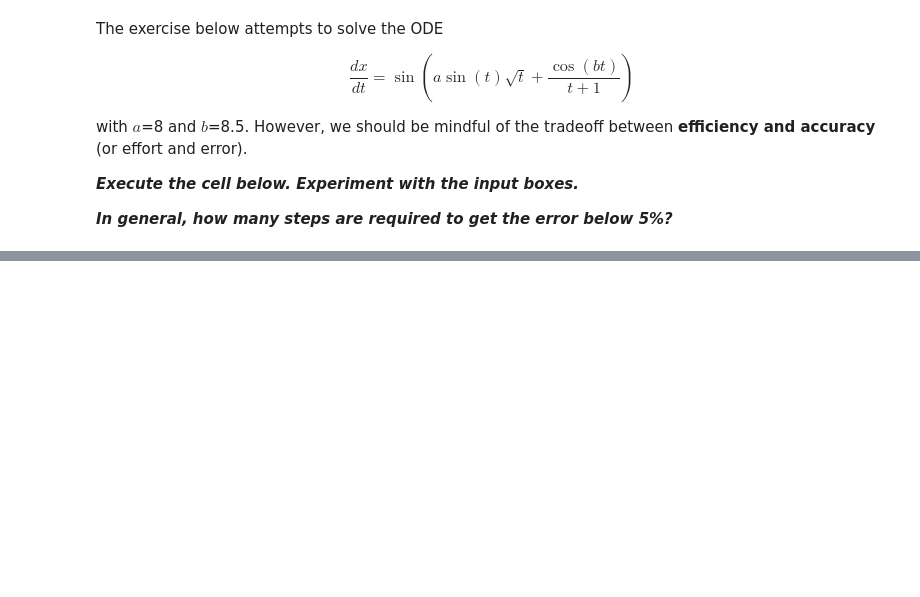
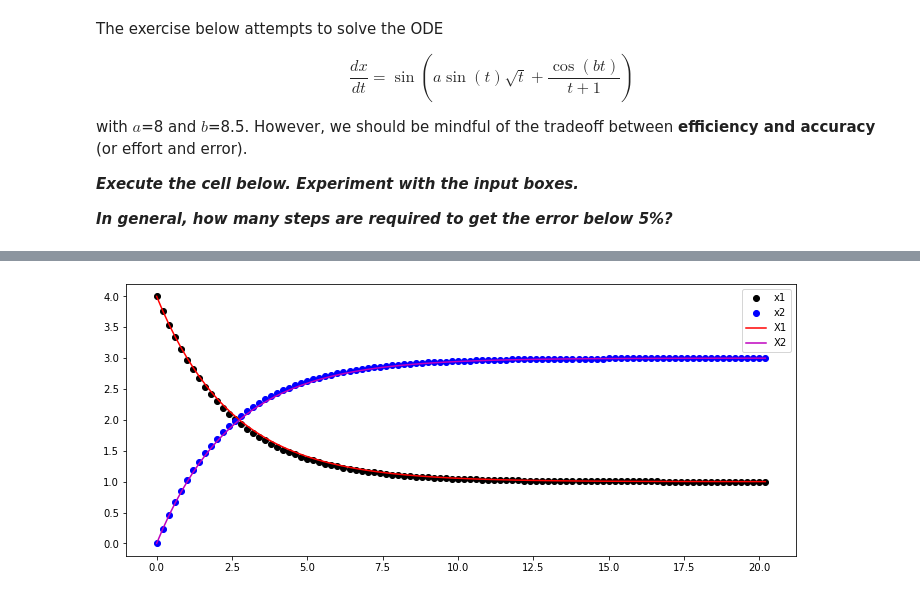
Before and after one commit to ddempsey/wells, a Jupyter notebook: ENCN304.ipynb, the cells around one changed output, grey strips where cells are left out. Cells and saved outputs as stored; diff of their text form; code cells hidden in the pictures; blank space fills up the shorter version.

Commit message:
added multi-D euler and stability

```diff
--- a/ENCN304.ipynb
+++ b/ENCN304.ipynb
@@ -174,0 +196,71 @@ euler_error()
+# %%
+# Let's have a go at implementing the method ourselves
+# we'll solve the system of ODEs above with initial condition t=0, x=[4,0]^T, and dt=0.2
+
+### LEAVE THIS CODE UNCHANGED
+import numpy as np
+
+# a function that returns the derivative as a vector
+def f(t,x):
+    return np.array([-0.3*x[0]+0.1*x[1], 0.3*x[0]-0.1*x[1]]).T
+
+### WRITE SOME CODE BELOW HERE - follow the commented pseudo code
+# ~ ~ ~ ~ ~ ~ ~ ~ ~ ~ ~ ~ ~ ~ ~ ~ ~
+# define variables to track time, t, solution, x, and step length, dt
+# ~ ~ ~ ~ ~ ~ ~ ~ ~ ~ ~ ~ ~ ~ ~ ~ ~
+# V-V-V YOUR COMMANDS BELOW V-V-V
+
+#x =
+t=0
+x=np.array([4,0]).T
+dt=0.2
+
+# these are plotting commands, you can leave these alone
+%matplotlib inline
+from matplotlib import pyplot as plt
+fig,ax=plt.subplots(1,1, figsize=(12,5))
+ax.plot(t,x[0], 'ko', label='x1')
+ax.plot(t,x[1], 'bo', label='x2')
+
+# ~ ~ ~ ~ ~ ~ ~ ~ ~ ~ ~ ~ ~ ~ ~ ~ ~
+# Write out one iteration of Euler's method by:
+# 1. calculating the derivative for the current value of x
+# 2. updating to the new value of x
+# 3. updating to the new value of t
+# ~ ~ ~ ~ ~ ~ ~ ~ ~ ~ ~ ~ ~ ~ ~ ~ ~
+# V-V-V YOUR COMMANDS BELOW V-V-V
+
+#dxdt =
+dxdt = f(t,x)
+x = x + dt*dxdt
+t = t + dt
+
+# plotting commands
+ax.plot(t,x[0], 'ko')
+ax.plot(t,x[1], 'bo')
+
+# ~ ~ ~ ~ ~ ~ ~ ~ ~ ~ ~ ~ ~ ~ ~ ~ ~
+# Make your Euler method iterative
+# 1. Uncomment the empty for loop below
+# 2. Copy-paste your Euler iteration into the Python loop
+# 3. Compare your error to the
+# ~ ~ ~ ~ ~ ~ ~ ~ ~ ~ ~ ~ ~ ~ ~ ~ ~
+# V-V-V YOUR COMMANDS BELOW V-V-V
+
+for i in range(100):
+    dxdt = f(t,x)
+    x = x + dt*dxdt
+    t = t + dt
+
+    # more plotting commands
+    ax.plot(t,x[0], 'ko')
+    ax.plot(t,x[1], 'bo')
+
+# plot the analytical solution for comparison
+tv = np.linspace(0,t,101)
+ax.plot(tv, 3*np.exp(-0.4*tv)+1,'r-',label='X1')
+ax.plot(tv, -3*np.exp(-0.4*tv)+3,'m-',label='X2')
+ax.legend()
+plt.show()
+# %% [output]
+[figure, added]
```
Also changed, not shown: parts of 7 cells of this notebook, 1 other file.
